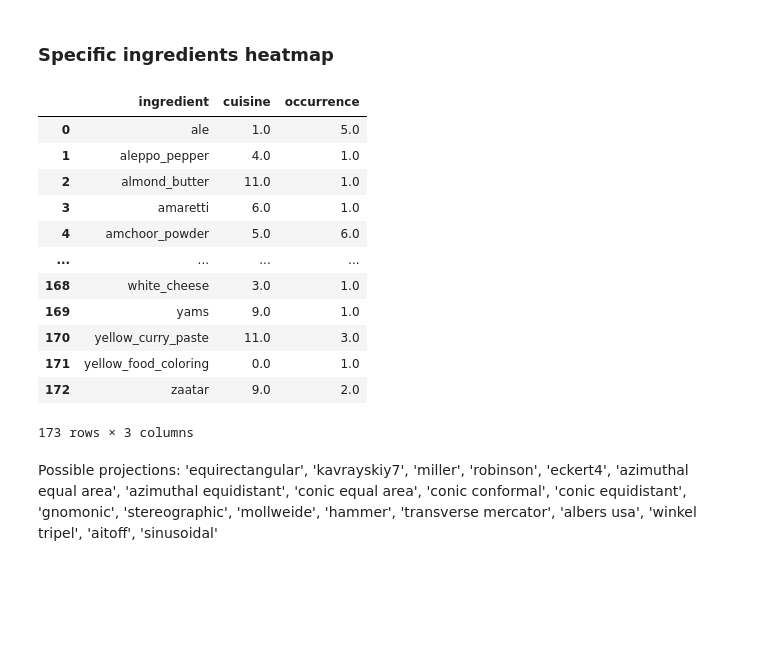
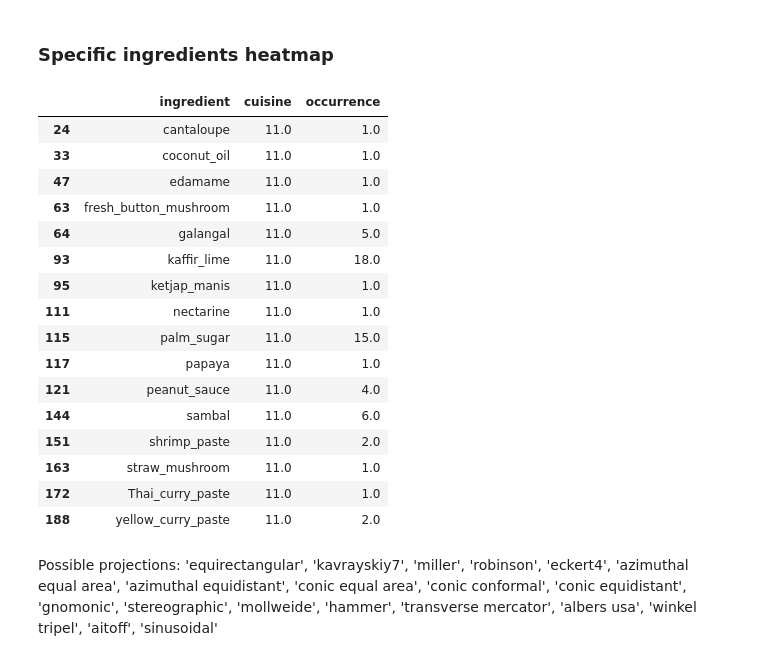
Before and after one commit to chiclez/022-DME-project, a Jupyter notebook: eda.ipynb, the cells around one changed output. Drawn from its saved outputs; the diff is of its cells as text; code cells hidden in the pictures; blank space fills up the shorter version.

```diff
--- a/eda.ipynb
+++ b/eda.ipynb
@@ -206,23 +233,27 @@ def specific_ingredients(df):
 
     return specific_df
 # %%
-spec = specific_ingredients(recipes_df)
+spec = gr.specific_ingredients(train)
 spec_names = pd.merge(spec, cuisines_df, on = "cuisine", how = "inner")
-spec
+spec[spec["cuisine"] == 11]
 # %% [output]
 |  | ingredient | cuisine | occurrence |
-| 0 | ale | 1.0 | 5.0 |
-| 1 | aleppo_pepper | 4.0 | 1.0 |
-| 2 | almond_butter | 11.0 | 1.0 |
-| 3 | amaretti | 6.0 | 1.0 |
-| 4 | amchoor_powder | 5.0 | 6.0 |
-| ... | ... | ... | ... |
-| 168 | white_cheese | 3.0 | 1.0 |
-| 169 | yams | 9.0 | 1.0 |
-| 170 | yellow_curry_paste | 11.0 | 3.0 |
-| 171 | yellow_food_coloring | 0.0 | 1.0 |
-| 172 | zaatar | 9.0 | 2.0 |
+| 24 | cantaloupe | 11.0 | 1.0 |
+| 33 | coconut_oil | 11.0 | 1.0 |
+| 47 | edamame | 11.0 | 1.0 |
+| 63 | fresh_button_mushroom | 11.0 | 1.0 |
+| 64 | galangal | 11.0 | 5.0 |
+| 93 | kaffir_lime | 11.0 | 18.0 |
+| 95 | ketjap_manis | 11.0 | 1.0 |
+| 111 | nectarine | 11.0 | 1.0 |
+| 115 | palm_sugar | 11.0 | 15.0 |
+| 117 | papaya | 11.0 | 1.0 |
+| 121 | peanut_sauce | 11.0 | 4.0 |
+| 144 | sambal | 11.0 | 6.0 |
+| 151 | shrimp_paste | 11.0 | 2.0 |
+| 163 | straw_mushroom | 11.0 | 1.0 |
+| 172 | Thai_curry_paste | 11.0 | 1.0 |
+| 188 | yellow_curry_paste | 11.0 | 2.0 |
-173 rows × 3 columns
 # %%
 # Create a temporary dataframe for holding the country names for each cuisine in the dataset
 countries = ['UK', 'Greece', 'Thailand', 'Italy', 'India', 'Spain', 'Germany', 'Morocco', 'Mexico', 'Japan', 'France', 'China']
```
Also changed, not shown: parts of 13 cells of this notebook, 2 other files.
